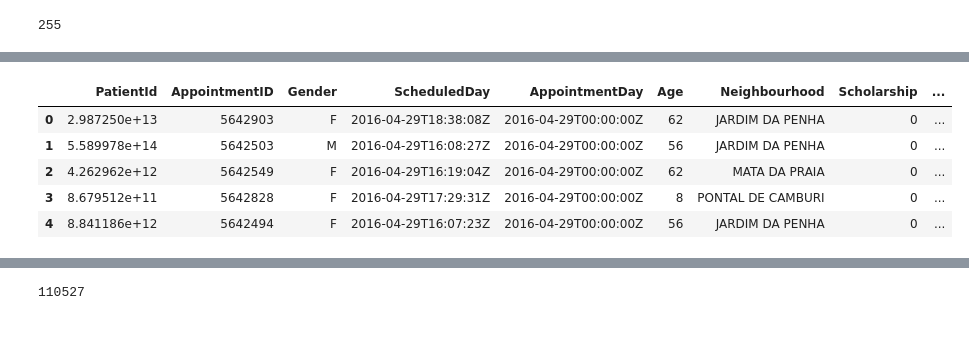
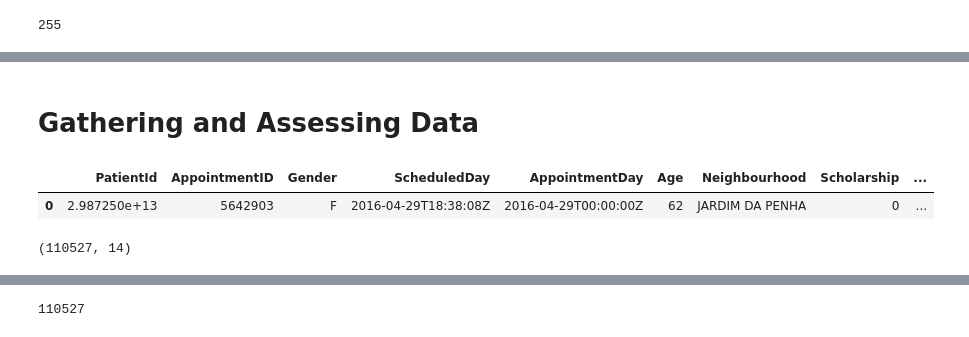
Before and after one commit to nadaAlruwaythi/Medical-Appointment-No-Shows, a Jupyter notebook: Investigate_a_Dataset.ipynb, the cells around one changed output, grey strips where cells are left out. Cells and saved outputs as stored; diff of their text form; code cells hidden in the pictures.

```diff
--- a/Investigate_a_Dataset.ipynb
+++ b/Investigate_a_Dataset.ipynb
@@ -117,10 +149,12 @@ import seaborn as sns
+# %% [markdown]
+# Gathering and Assessing Data
 # %%
-df=pd.read_csv('noshowappointments-kagglev2-may-2016.csv')
-df.head()
+df=pd.read_csv('KaggleV2-May-2016.csv')
+df.head(1)
 # %% [output]
 |  | PatientId | AppointmentID | Gender | ScheduledDay | AppointmentDay | Age | Neighbourhood | Scholarship | ... |
 | 0 | 2.987250e+13 | 5642903 | F | 2016-04-29T18:38:08Z | 2016-04-29T00:00:00Z | 62 | JARDIM DA PENHA | 0 | ... |
-| 1 | 5.589978e+14 | 5642503 | M | 2016-04-29T16:08:27Z | 2016-04-29T00:00:00Z | 56 | JARDIM DA PENHA | 0 | ... |
-| 2 | 4.262962e+12 | 5642549 | F | 2016-04-29T16:19:04Z | 2016-04-29T00:00:00Z | 62 | MATA DA PRAIA | 0 | ... |
-| 3 | 8.679512e+11 | 5642828 | F | 2016-04-29T17:29:31Z | 2016-04-29T00:00:00Z | 8 | PONTAL DE CAMBURI | 0 | ... |
-| 4 | 8.841186e+12 | 5642494 | F | 2016-04-29T16:07:23Z | 2016-04-29T00:00:00Z | 56 | JARDIM DA PENHA | 0 | ... |
+# %%
+df.shape
+# %% [output]
+(110527, 14)
```
Also changed, not shown: parts of 18 cells of this notebook.
